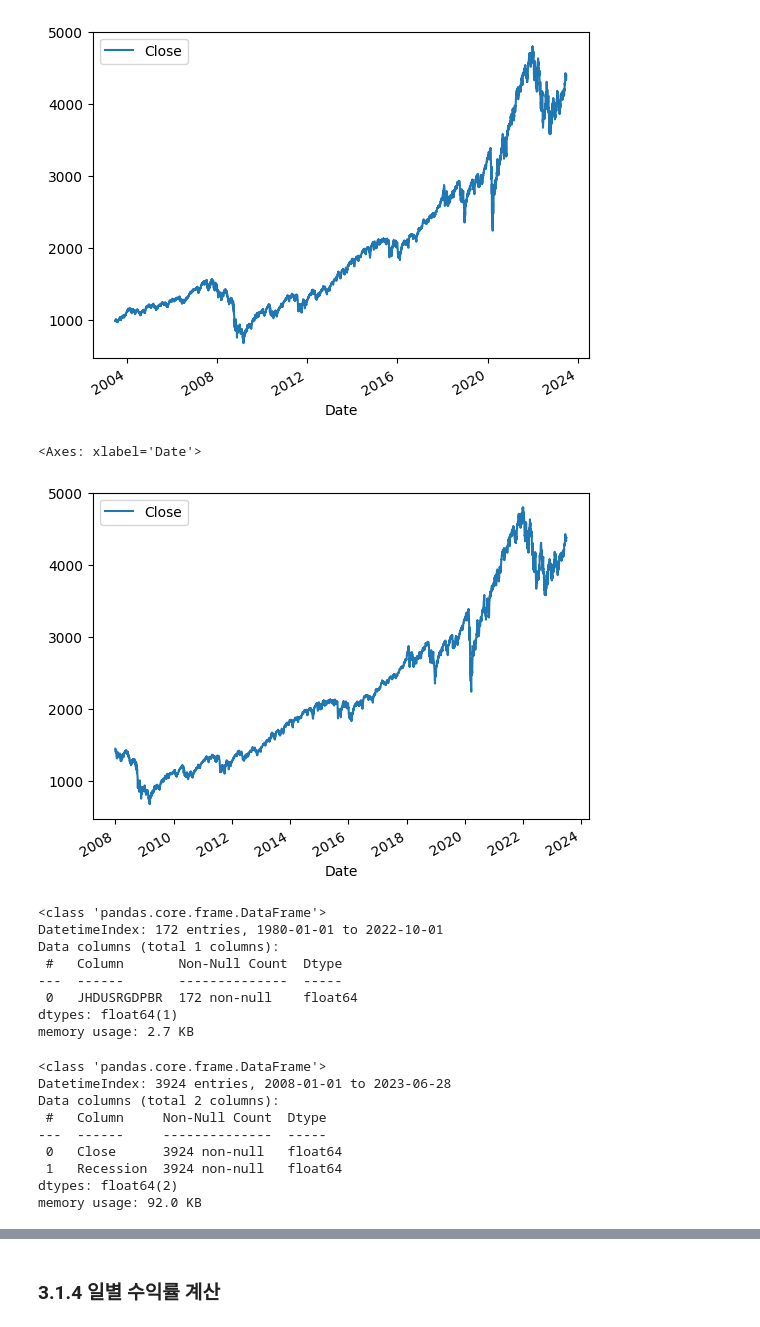
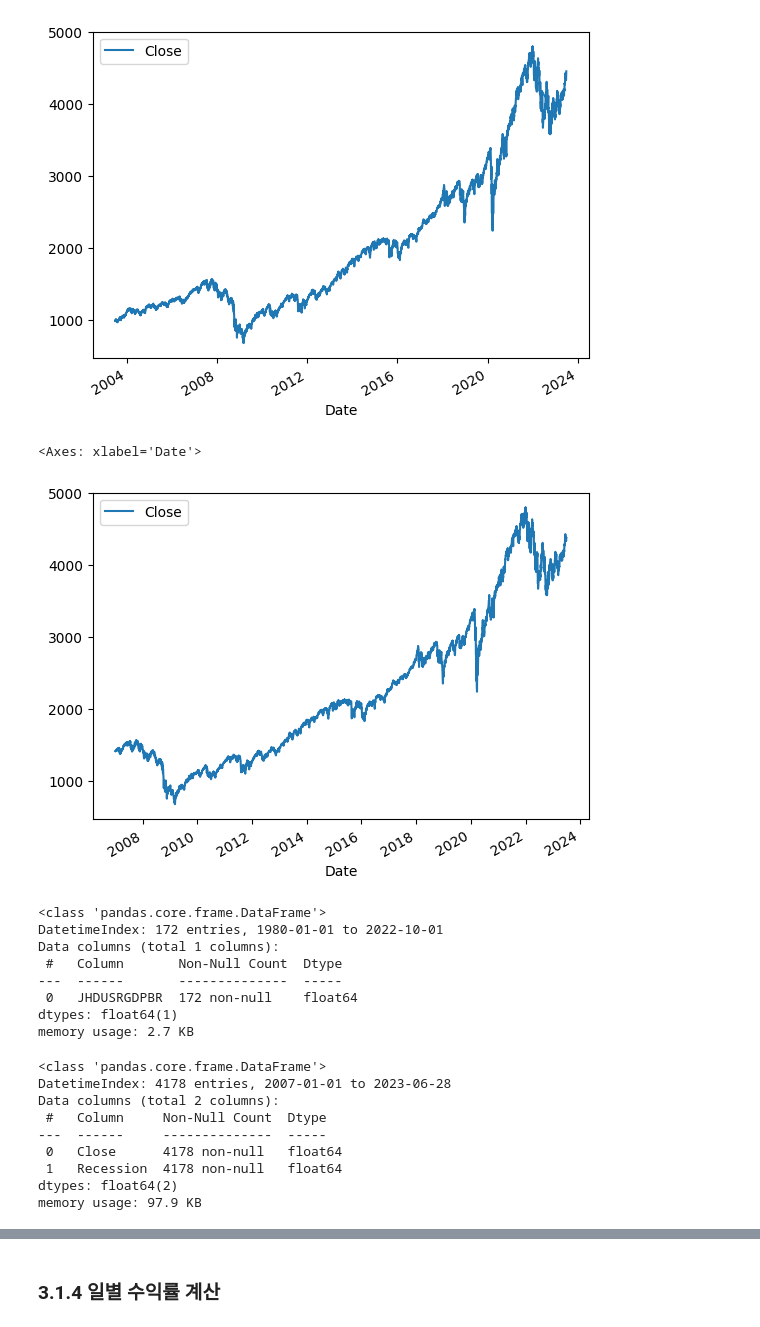
Before and after one commit to sajacaros/algoTrade, a Jupyter notebook: docs/03_바이앤홀드전략.ipynb, the cells around one changed output, grey strips where cells are left out. Drawn from its saved outputs; the diff is of its cells as text; code cells hidden in the pictures.

```diff
--- a/docs/03_바이앤홀드전략.ipynb
+++ b/docs/03_바이앤홀드전략.ipynb
@@ -56,12 +56,12 @@ stock_price.plot()
 <Axes: xlabel='Date'>
 [figure]
 # %%
-from_date = '2008-01-01'
+from_date = '2007-01-01'
 to_date = '2023-06-28'
 stock_price.loc[from_date:to_date].plot()
 # %% [output]
 <Axes: xlabel='Date'>
-[figure, old version]
+[figure, new version]
 # %%
 # Dates of U.S. recessions as inferred by GDP-based recession indicator
 recessions = fdr.DataReader('FRED:JHDUSRGDPBR')
@@ -85,14 +85,14 @@ merge_df = merge_df.loc[from_date:to_date]
 merge_df.info()
 # %% [output]
 <class 'pandas.core.frame.DataFrame'>
-DatetimeIndex: 3924 entries, 2008-01-01 to 2023-06-28
+DatetimeIndex: 4178 entries, 2007-01-01 to 2023-06-28
 Data columns (total 2 columns):
  #   Column     Non-Null Count  Dtype
 ---  ------     --------------  -----
- 0   Close      3924 non-null   float64
- 1   Recession  3924 non-null   float64
+ 0   Close      4178 non-null   float64
+ 1   Recession  4178 non-null   float64
 dtypes: float64(2)
-memory usage: 92.0 KB
+memory usage: 97.9 KB
 # %%
 # 리세션 구간 리스트 만들기
 # list( (start, end) )
```
Also changed, not shown: parts of 8 cells of this notebook, 2 other files.
